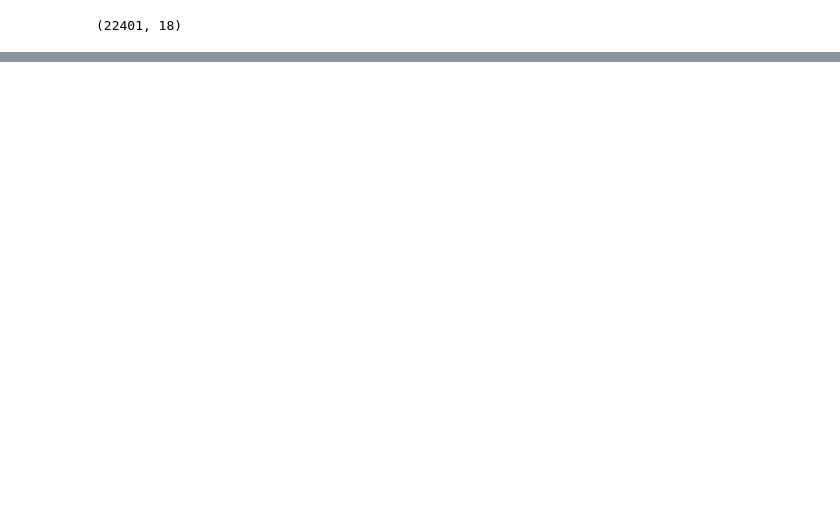
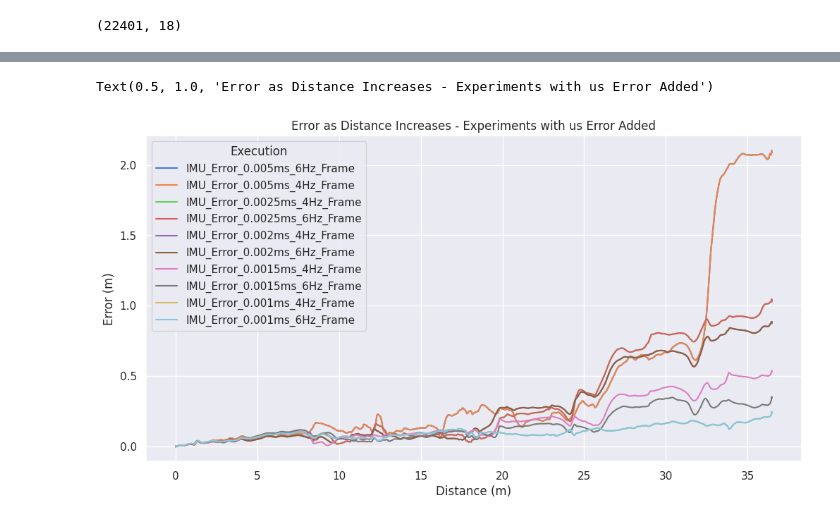
Before and after one commit to Virtana/indoor_drone_experimentation, a Jupyter notebook: kimera_local_eval/adding_error_euroc_dataset/Inspecting_Kimera_Experiments_V2_01_Easy_Copy.ipynb, the cells around one changed output, grey strips where cells are left out. Cells and saved outputs as stored; diff of their text form; code cells hidden in the pictures; blank space fills up the shorter version.

```diff
--- a/kimera_local_eval/adding_error_euroc_dataset/Inspecting_Kimera_Experiments_V2_01_Easy_Copy.ipynb
+++ b/kimera_local_eval/adding_error_euroc_dataset/Inspecting_Kimera_Experiments_V2_01_Easy_Copy.ipynb
@@ -193,0 +272,4 @@ Text(0.5, 1.0, 'Error as Distance Increases - Baseline Experiments')
+# %%
+filtered_folders = sorted_folders[8:]
+# %%
+error_distance_dfs_filtered = error_distance_dfs[error_distance_dfs['Execution'].isin(filtered_folders)]
@@ -193,0 +292,10 @@ Text(0.5, 1.0, 'Error as Distance Increases - Baseline Experiments')
+# %%
+sns.set_theme(rc={'figure.figsize':(12, 6)})
+
+title = 'Error as Distance Increases - Experiments with us Error Added'
+
+g = sns.lineplot(data = error_distance_dfs_filtered, x='Distance (m)', y = 'Error (m)', hue='Execution', legend='full', palette='muted', hue_order = filtered_folders)
+g.set_title(title)
+# %% [output]
+Text(0.5, 1.0, 'Error as Distance Increases - Experiments with us Error Added')
+[figure, added]
```
Also changed, not shown: parts of 18 cells of this notebook, 6 other files.
